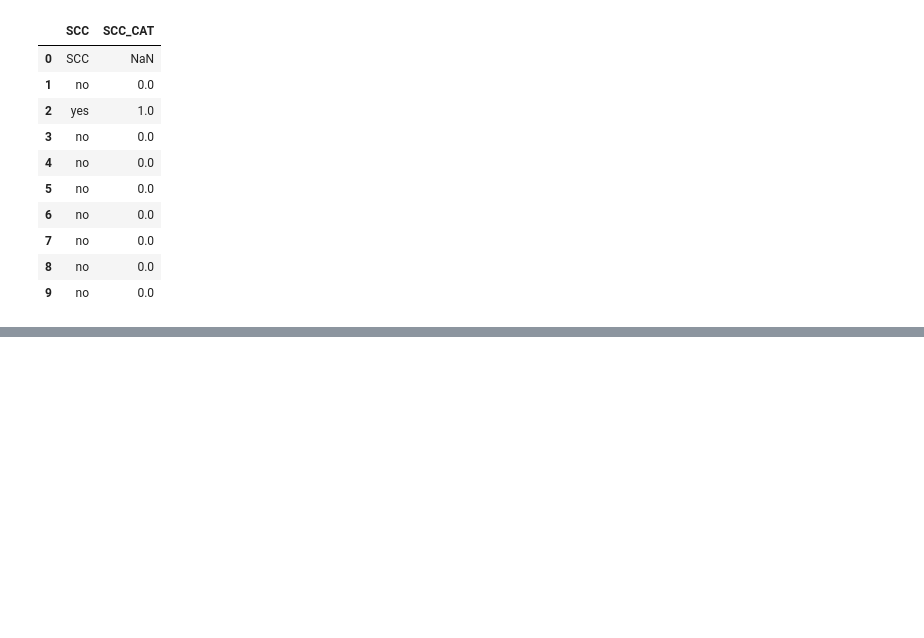
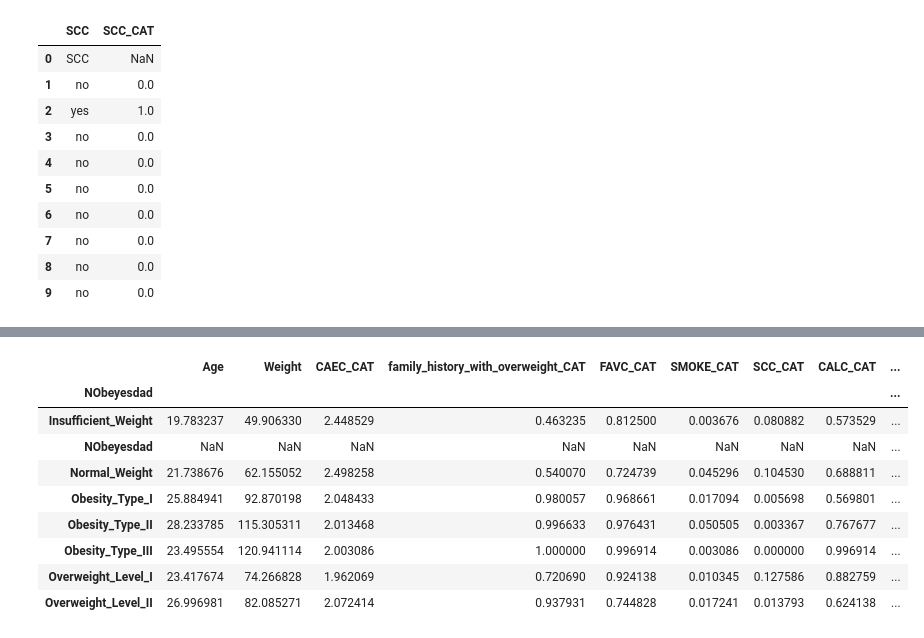
Before and after one commit to flamartini/PUCRIO_EAD_CIENCIA_DADOS, a Jupyter notebook: MVP_Níveis_de_obesidade.ipynb, the cells around one changed output, grey strips where cells are left out. Saved outputs shown, nothing was run; the diff lists cells and outputs as text; code cells hidden in the pictures; blank space fills up the shorter version.

```diff
--- a/MVP_Níveis_de_obesidade.ipynb
+++ b/MVP_Níveis_de_obesidade.ipynb
@@ -770,0 +860,14 @@ data_obesity[['SCC', 'SCC_CAT']].head(10)
+# %%
+# exibindo a média de cada atributo, agrupado por espécie
+data_obesity.groupby('NObeyesdad').mean()
+# %% [output]
+|  | Age | Weight | CAEC_CAT | family_history_with_overweight_CAT | FAVC_CAT | SMOKE_CAT | SCC_CAT | CALC_CAT | ... |
+| NObeyesdad |  |  |  |  |  |  |  |  | ... |
+| Insufficient_Weight | 19.783237 | 49.906330 | 2.448529 | 0.463235 | 0.812500 | 0.003676 | 0.080882 | 0.573529 | ... |
+| NObeyesdad | NaN | NaN | NaN | NaN | NaN | NaN | NaN | NaN | ... |
+| Normal_Weight | 21.738676 | 62.155052 | 2.498258 | 0.540070 | 0.724739 | 0.045296 | 0.104530 | 0.688811 | ... |
+| Obesity_Type_I | 25.884941 | 92.870198 | 2.048433 | 0.980057 | 0.968661 | 0.017094 | 0.005698 | 0.569801 | ... |
+| Obesity_Type_II | 28.233785 | 115.305311 | 2.013468 | 0.996633 | 0.976431 | 0.050505 | 0.003367 | 0.767677 | ... |
+| Obesity_Type_III | 23.495554 | 120.941114 | 2.003086 | 1.000000 | 0.996914 | 0.003086 | 0.000000 | 0.996914 | ... |
+| Overweight_Level_I | 23.417674 | 74.266828 | 1.962069 | 0.720690 | 0.924138 | 0.010345 | 0.127586 | 0.882759 | ... |
+| Overweight_Level_II | 26.996981 | 82.085271 | 2.072414 | 0.937931 | 0.744828 | 0.017241 | 0.013793 | 0.624138 | ... |
```
Also changed, not shown: parts of 19 cells of this notebook.
